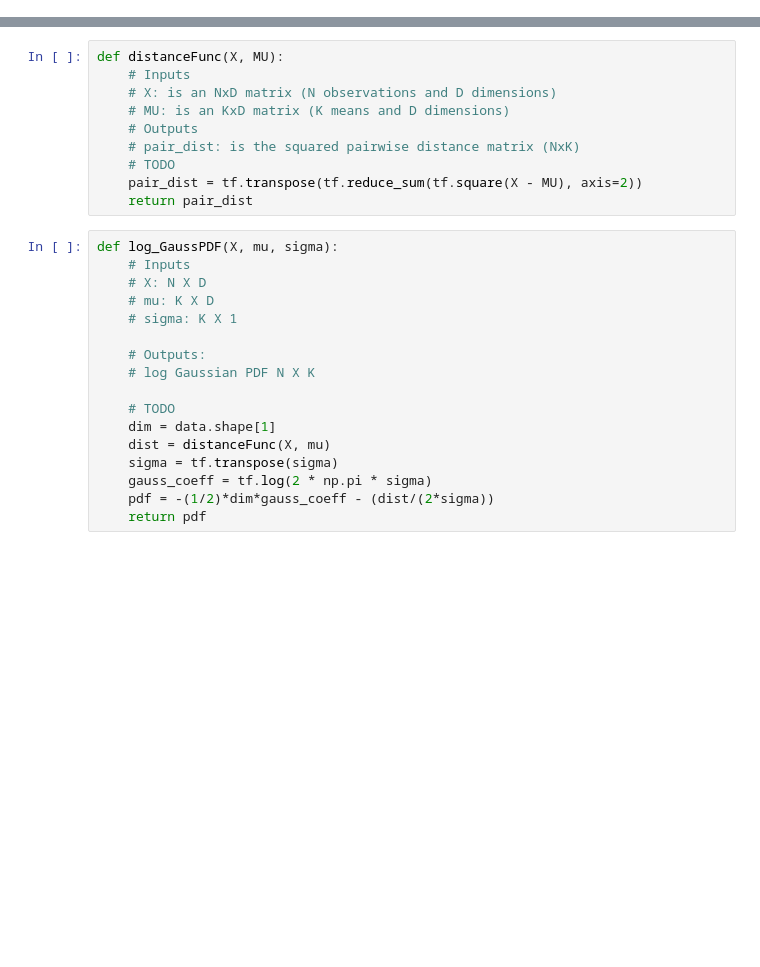
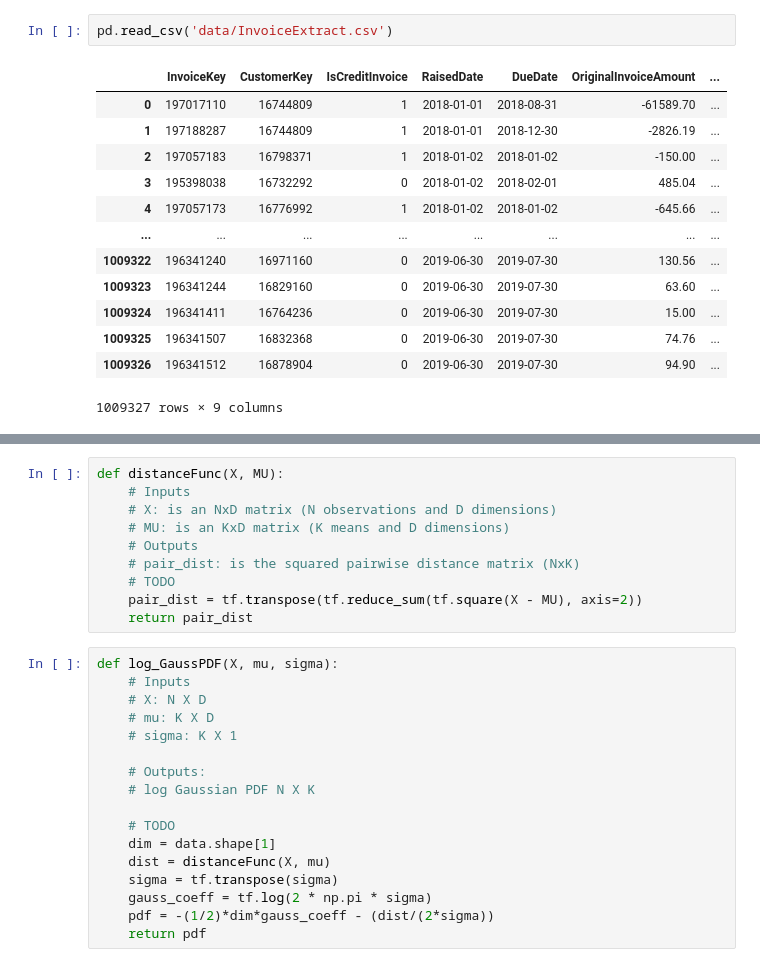
Before and after one commit to dianaescoboza/CAPSTONE, a Jupyter notebook: EM_Clustering.ipynb, the cells around one changed output, grey strips where cells are left out. Saved outputs shown, nothing was run; the diff lists cells and outputs as text; blank space fills up the shorter version.

```diff
--- a/EM_Clustering.ipynb
+++ b/EM_Clustering.ipynb
@@ -4,0 +35,16 @@ import tensorflow as tf
+# %%
+pd.read_csv('data/InvoiceExtract.csv')
+# %% [output]
+|  | InvoiceKey | CustomerKey | IsCreditInvoice | RaisedDate | DueDate | OriginalInvoiceAmount | ... |
+| 0 | 197017110 | 16744809 | 1 | 2018-01-01 | 2018-08-31 | -61589.70 | ... |
+| 1 | 197188287 | 16744809 | 1 | 2018-01-01 | 2018-12-30 | -2826.19 | ... |
+| 2 | 197057183 | 16798371 | 1 | 2018-01-02 | 2018-01-02 | -150.00 | ... |
+| 3 | 195398038 | 16732292 | 0 | 2018-01-02 | 2018-02-01 | 485.04 | ... |
+| 4 | 197057173 | 16776992 | 1 | 2018-01-02 | 2018-01-02 | -645.66 | ... |
+| ... | ... | ... | ... | ... | ... | ... | ... |
+| 1009322 | 196341240 | 16971160 | 0 | 2019-06-30 | 2019-07-30 | 130.56 | ... |
+| 1009323 | 196341244 | 16829160 | 0 | 2019-06-30 | 2019-07-30 | 63.60 | ... |
+| 1009324 | 196341411 | 16764236 | 0 | 2019-06-30 | 2019-07-30 | 15.00 | ... |
+| 1009325 | 196341507 | 16832368 | 0 | 2019-06-30 | 2019-07-30 | 74.76 | ... |
+| 1009326 | 196341512 | 16878904 | 0 | 2019-06-30 | 2019-07-30 | 94.90 | ... |
+1009327 rows × 9 columns
```
Also changed, not shown: parts of 12 cells of this notebook.
